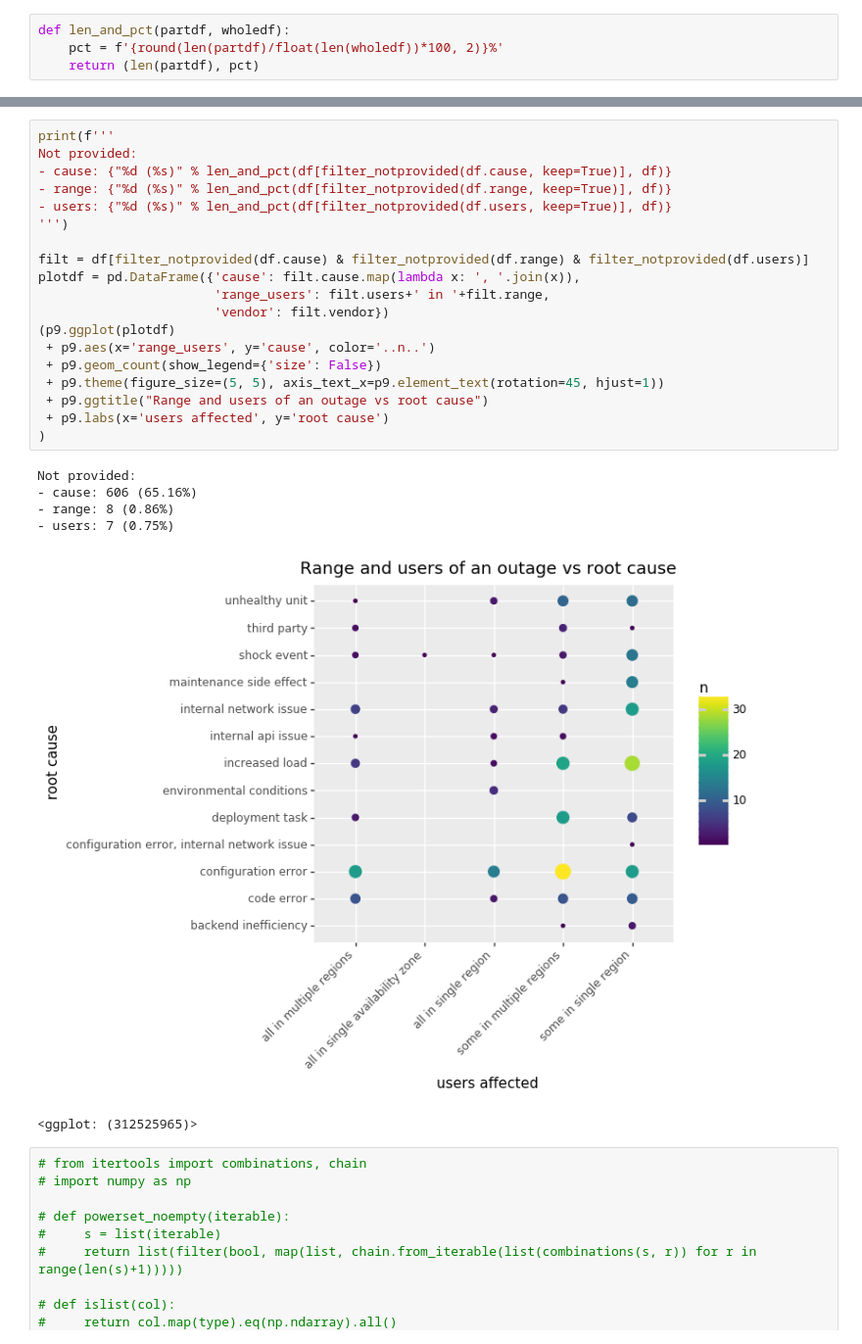
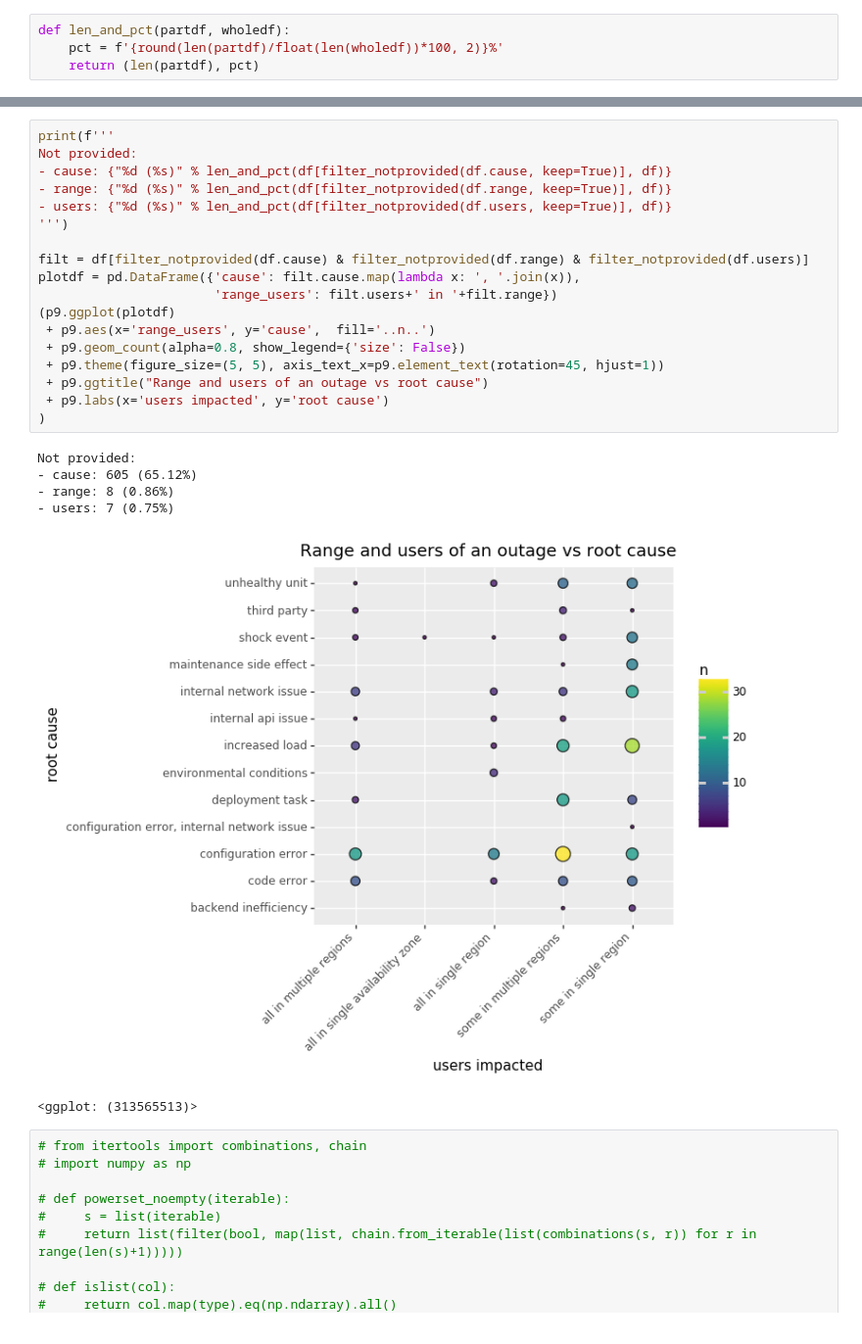
Before and after one commit to thezeroalpha/honours-project, a Jupyter notebook: notebooks/Plotting.ipynb, the cells around one changed output, grey strips where cells are left out. Shown at 98% size. Drawn from its saved outputs; the diff is of its cells as text.

```diff
--- a/notebooks/Plotting.ipynb
+++ b/notebooks/Plotting.ipynb
@@ -249,29 +250,28 @@ Not provided:
 # %%
 print(f'''
 Not provided:
 - cause: {"%d (%s)" % len_and_pct(df[filter_notprovided(df.cause, keep=True)], df)}
 - range: {"%d (%s)" % len_and_pct(df[filter_notprovided(df.range, keep=True)], df)}
 - users: {"%d (%s)" % len_and_pct(df[filter_notprovided(df.users, keep=True)], df)}
 ''')
 
 filt = df[filter_notprovided(df.cause) & filter_notprovided(df.range) & filter_notprovided(df.users)]
 plotdf = pd.DataFrame({'cause': filt.cause.map(lambda x: ', '.join(x)),
-                       'range_users': filt.users+' in '+filt.range,
-                       'vendor': filt.vendor})
+                       'range_users': filt.users+' in '+filt.range})
 (p9.ggplot(plotdf)
- + p9.aes(x='range_users', y='cause', color='..n..')
- + p9.geom_count(show_legend={'size': False})
+ + p9.aes(x='range_users', y='cause',  fill='..n..')
+ + p9.geom_count(alpha=0.8, show_legend={'size': False})
  + p9.theme(figure_size=(5, 5), axis_text_x=p9.element_text(rotation=45, hjust=1))
  + p9.ggtitle("Range and users of an outage vs root cause")
- + p9.labs(x='users affected', y='root cause')
+ + p9.labs(x='users impacted', y='root cause')
 )
 # %% [output]
 Not provided:
-- cause: 606 (65.16%)
+- cause: 605 (65.12%)
 - range: 8 (0.86%)
 - users: 7 (0.75%)
-[figure, old version]
+[figure, new version]
-<ggplot: (312525965)>
+<ggplot: (313565513)>
 # %%
 # from itertools import combinations, chain
 # import numpy as np
```
Also changed, not shown: parts of 10 cells of this notebook, 4 other files.
